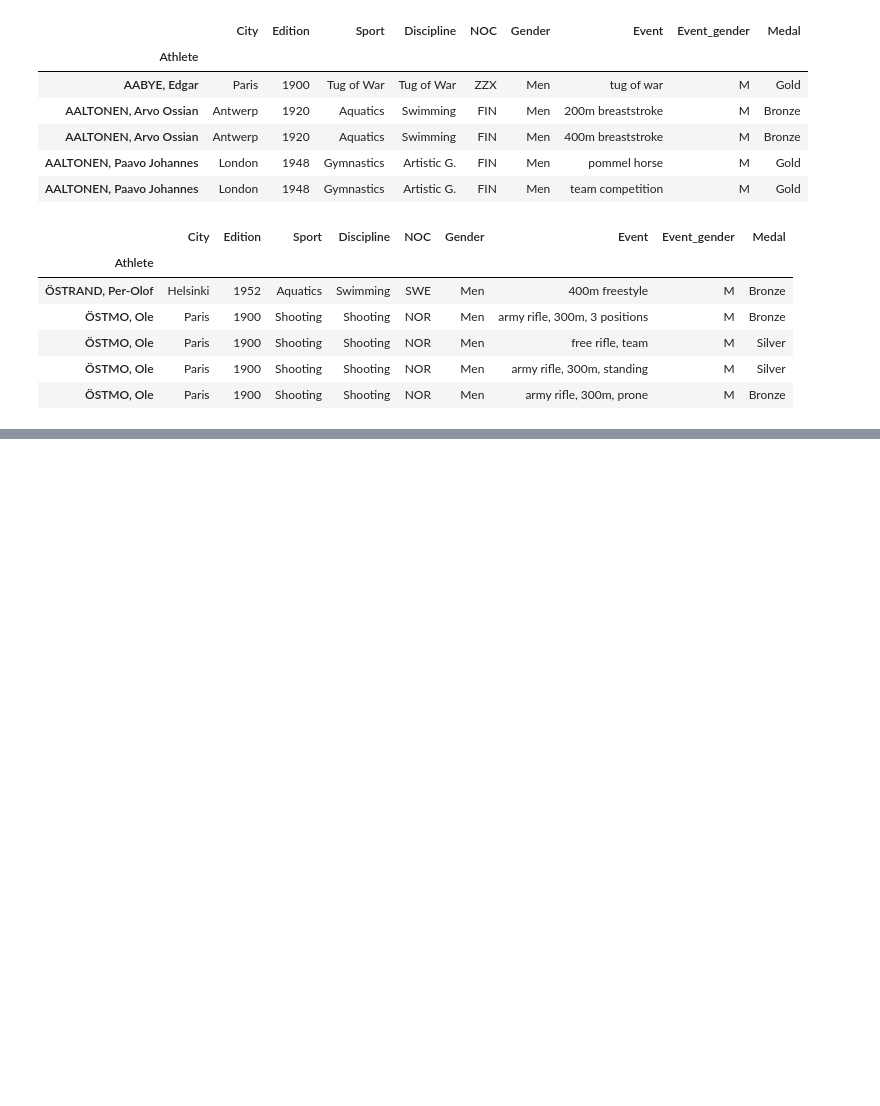
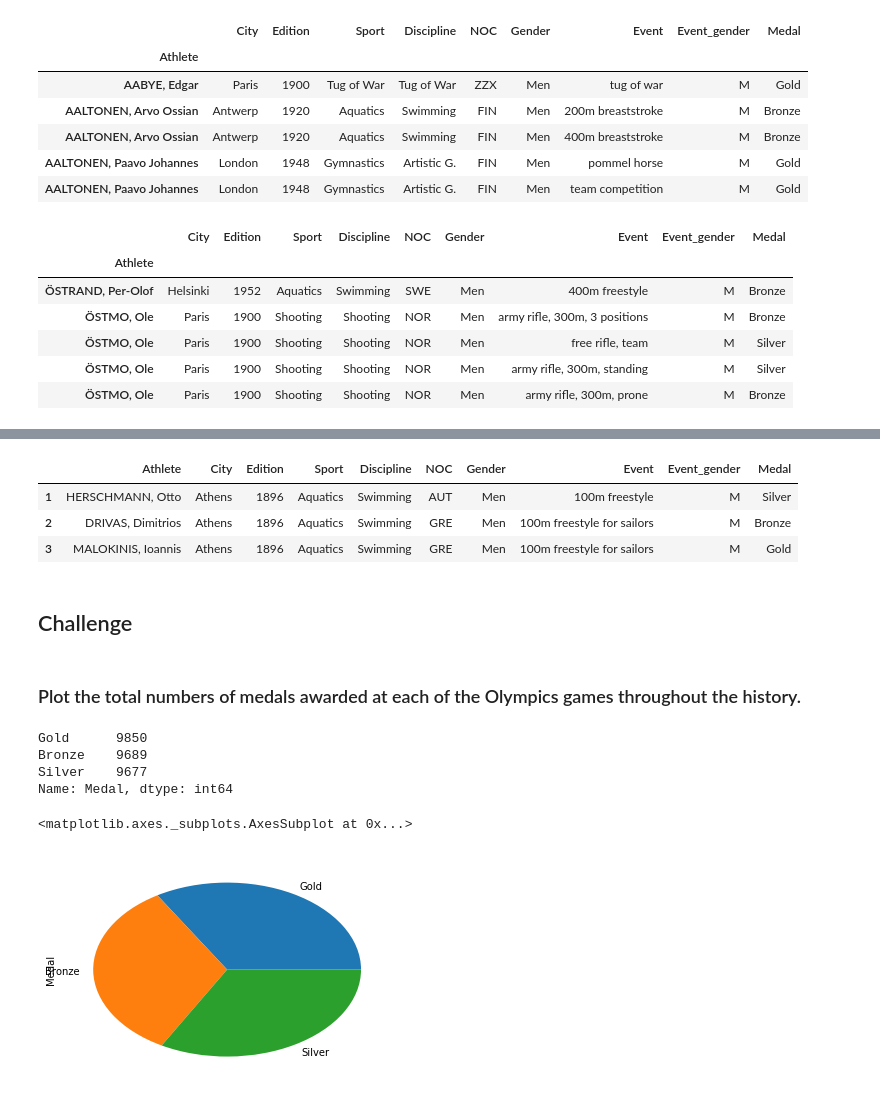
Before and after one commit to tehmeerali786/Pandas-Essential-Training, a Jupyter notebook: Ch06 Indexing.ipynb, the cells around one changed output, grey strips where cells are left out. Drawn from its saved outputs; the diff is of its cells as text; code cells hidden in the pictures; blank space fills up the shorter version.

```diff
--- a/Ch06 Indexing.ipynb
+++ b/Ch06 Indexing.ipynb
@@ -150,0 +162,2 @@ ath.head()
+# %%
+oo.set_index('Athlete', inplace=True)
@@ -150,0 +172,2 @@ ath.head()
+# %%
+oo.reset_index(inplace=True)
@@ -150,0 +239,18 @@ ath.head()
+# %%
+oo.iloc[1:4]
+# %% [output]
+|  | Athlete | City | Edition | Sport | Discipline | NOC | Gender | Event | Event_gender | Medal |
+| 1 | HERSCHMANN, Otto | Athens | 1896 | Aquatics | Swimming | AUT | Men | 100m freestyle | M | Silver |
+| 2 | DRIVAS, Dimitrios | Athens | 1896 | Aquatics | Swimming | GRE | Men | 100m freestyle for sailors | M | Bronze |
+| 3 | MALOKINIS, Ioannis | Athens | 1896 | Aquatics | Swimming | GRE | Men | 100m freestyle for sailors | M | Gold |
+# %% [markdown]
+## Challenge
+# %% [markdown]
+### Plot the total numbers of medals awarded at each of the Olympics games throughout the history.
+# %%
+oo.Medal.value_counts()
+# %% [output]
+Gold      9850
+Bronze    9689
+Silver    9677
+Name: Medal, dtype: int64
@@ -150,0 +260,5 @@ ath.head()
+# %%
+oo.Medal.value_counts().plot(kind='pie')
+# %% [output]
+<matplotlib.axes._subplots.AxesSubplot at 0x...>
+[figure, added]
```
Also changed, not shown: parts of 27 cells of this notebook.
